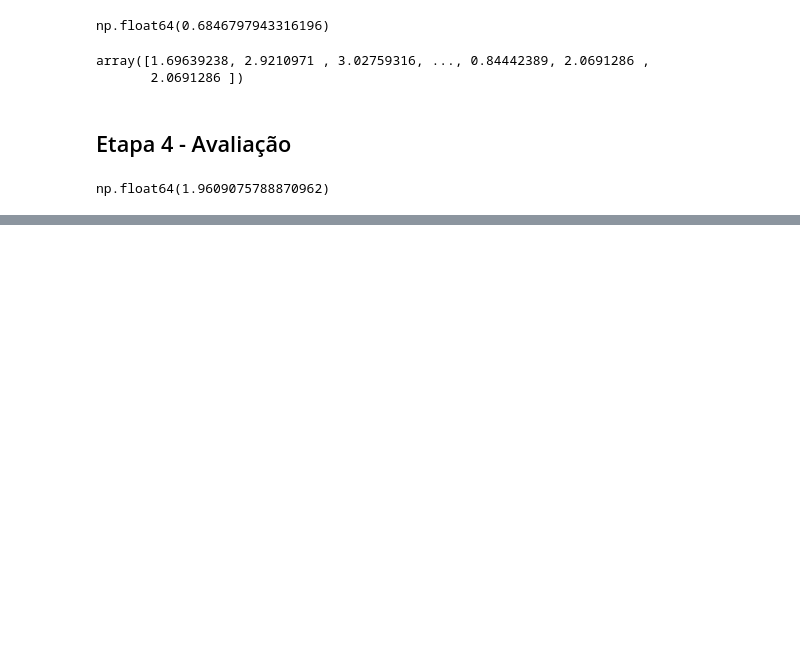
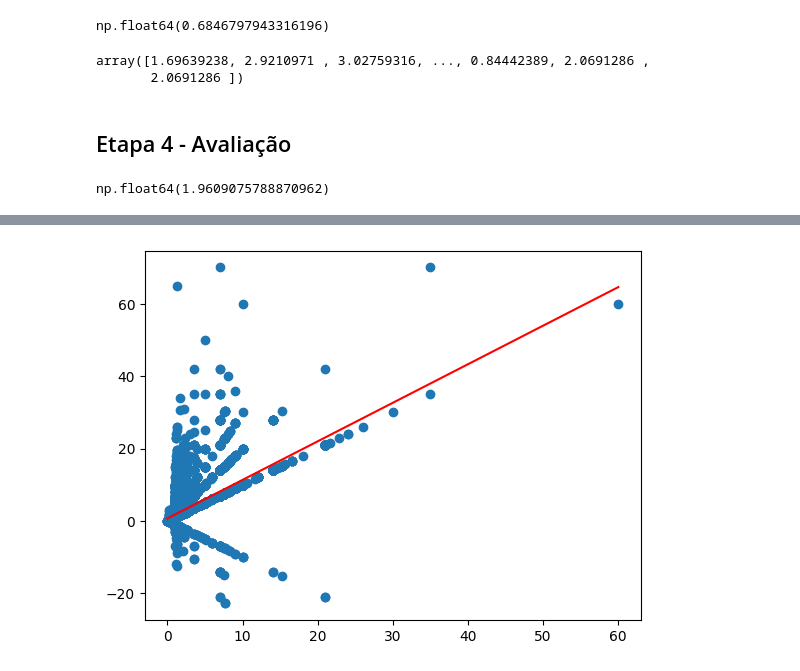
Before and after one commit to mauriciobenjamin700/8-periodo, a Jupyter notebook: sistemas-inteligentes/class/2024-10-23/test1.ipynb, the cells around one changed output, grey strips where cells are left out. Cells and saved outputs as stored; diff of their text form; code cells hidden in the pictures; blank space fills up the shorter version.

```diff
--- a/sistemas-inteligentes/class/2024-10-23/test1.ipynb
+++ b/sistemas-inteligentes/class/2024-10-23/test1.ipynb
@@ -234,0 +289,4 @@ np.float64(1.9609075788870962)
+# %%
+my_scatter_plot(x_test, y_test,beta_one_test, beta_zero_test)
+# %% [output]
+[figure, added]
```
Also changed, not shown: parts of 21 cells of this notebook.
